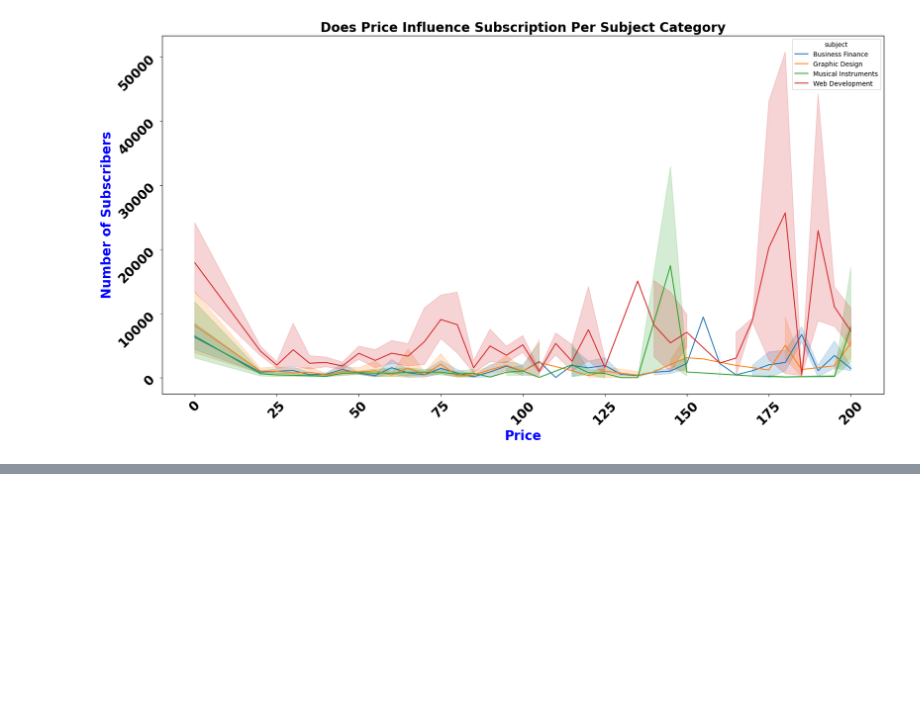
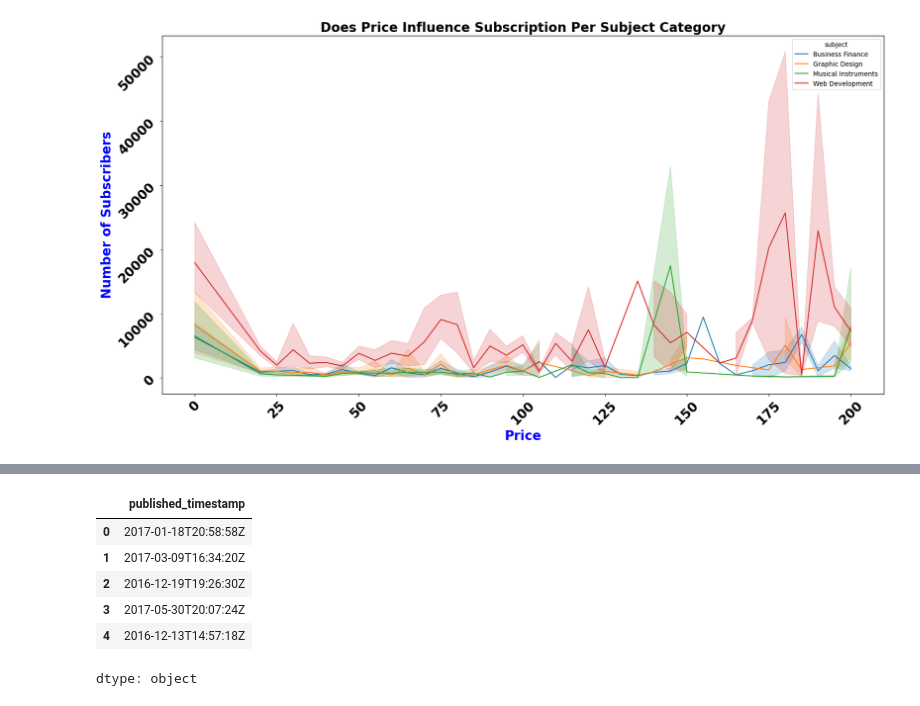
Before and after one commit to AAdewunmi/Online-Course-Recommendation-App-Project, a Jupyter notebook: EDA_On_UdemyDataset.ipynb, the cells around one changed output, grey strips where cells are left out. Drawn from its saved outputs; the diff is of its cells as text; code cells hidden in the pictures; blank space fills up the shorter version.

Commit message:
Display first rows of published_timestamp column

```diff
--- a/EDA_On_UdemyDataset.ipynb
+++ b/EDA_On_UdemyDataset.ipynb
@@ -511,0 +519,12 @@ plt.show()
+# %%
+# Display first rows of published_timestamp column
+
+df['published_timestamp'].head()
+# %% [output]
+|  | published_timestamp |
+| 0 | 2017-01-18T20:58:58Z |
+| 1 | 2017-03-09T16:34:20Z |
+| 2 | 2016-12-19T19:26:30Z |
+| 3 | 2017-05-30T20:07:24Z |
+| 4 | 2016-12-13T14:57:18Z |
+dtype: object
```
Also changed, not shown: parts of 1 cell of this notebook.
